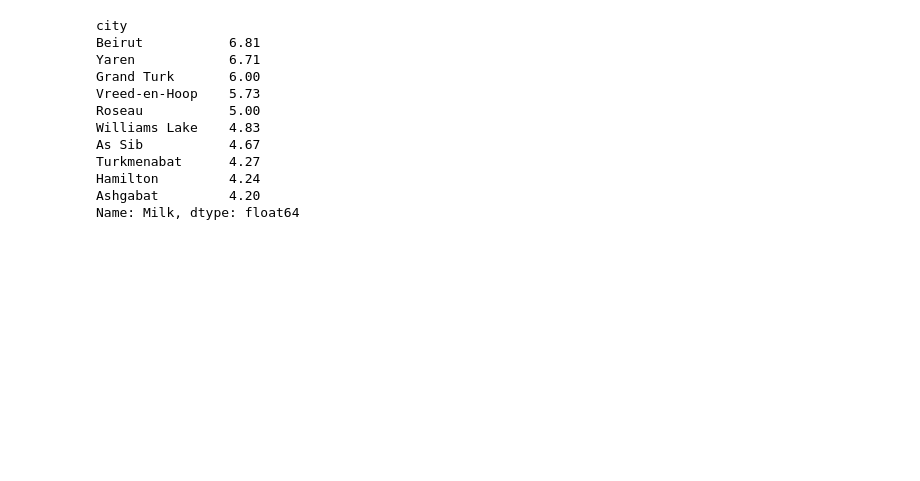
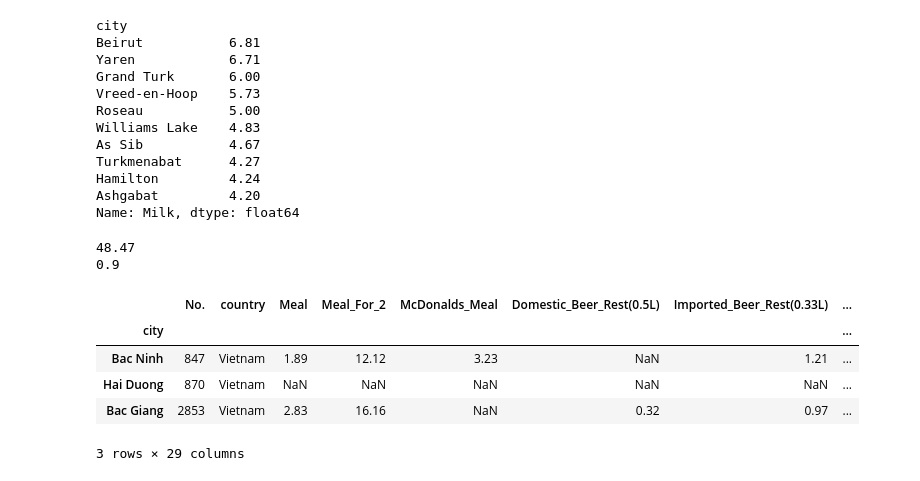
Before and after one commit to Reed-Carter/Global-Cost-of-Living, a Jupyter notebook: phil-project.ipynb, the cells around one changed output. Drawn from its saved outputs; the diff is of its cells as text; code cells hidden in the pictures; blank space fills up the shorter version.

Commit message:
find max and min values in cheese column.

```diff
--- a/phil-project.ipynb
+++ b/phil-project.ipynb
@@ -399,3 +399,22 @@ Turkmenabat      4.27
 Hamilton         4.24
 Ashgabat         4.20
 Name: Milk, dtype: float64
+# %%
+# Find max and min values in cheese column
+max_cheese = cost_of_living.Cheese.max()
+min_cheese = cost_of_living.Cheese.min()
+print(max_cheese)
+print(min_cheese)
+# %% [output]
+48.47
+0.9
+# %%
+# Find max value in dataframe
+cost_of_living[cost_of_living.Cheese == 48.47]
+# %% [output]
+|  | No. | country | Meal | Meal_For_2 | McDonalds_Meal | Domestic_Beer_Rest(0.5L) | Imported_Beer_Rest(0.33L) | ... |
+| city |  |  |  |  |  |  |  | ... |
+| Bac Ninh | 847 | Vietnam | 1.89 | 12.12 | 3.23 | NaN | 1.21 | ... |
+| Hai Duong | 870 | Vietnam | NaN | NaN | NaN | NaN | NaN | ... |
+| Bac Giang | 2853 | Vietnam | 2.83 | 16.16 | NaN | 0.32 | 0.97 | ... |
+3 rows × 29 columns
```
Also changed, not shown: parts of 3 cells of this notebook.
